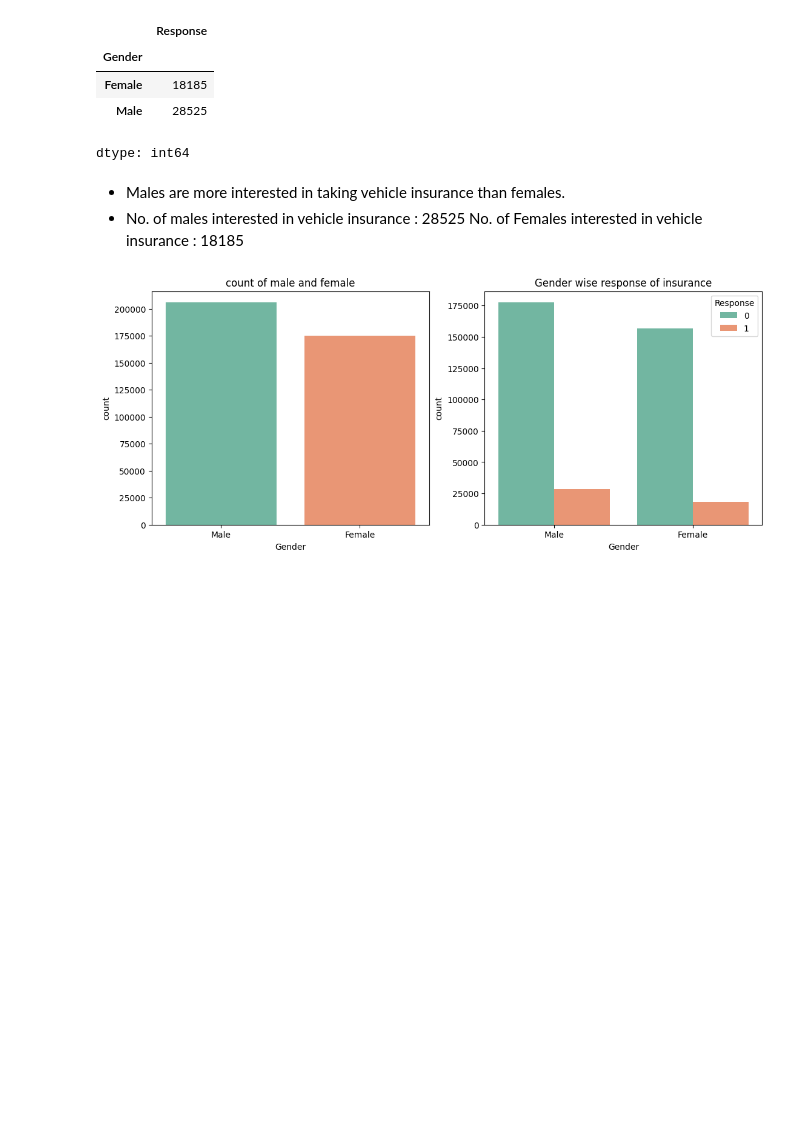
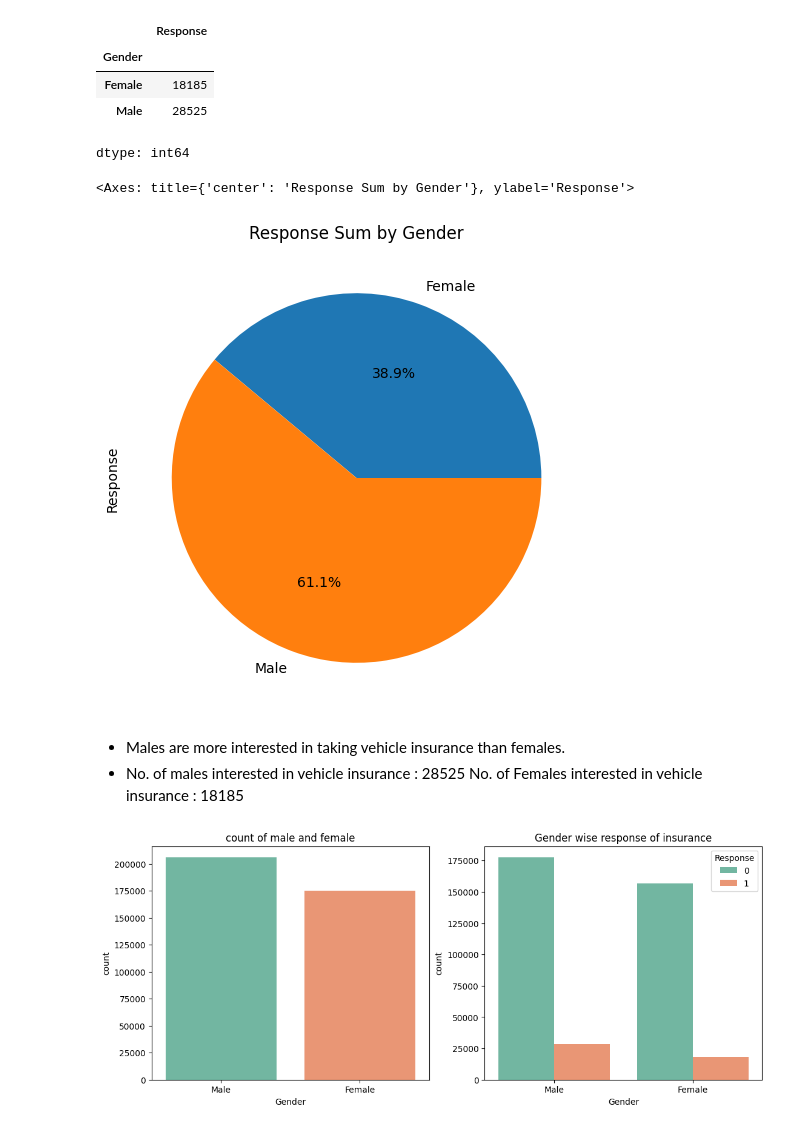
Before and after one commit to Davinder7Singh/Insurance-Customer-Response-Prediction, a Jupyter notebook: project7.ipynb, the cells around one changed output. Cells and saved outputs as stored; diff of their text form; code cells hidden in the pictures; blank space fills up the shorter version.

```diff
--- a/project7.ipynb
+++ b/project7.ipynb
@@ -135,6 +136,13 @@ df.groupby(['Gender']).sum()['Response']
 | Female | 18185 |
 | Male | 28525 |
 dtype: int64
+# %%
+# Plotting the pie chart
+df.groupby(['Gender']).sum()['Response'].plot(kind='pie', autopct='%1.1f%%', figsize=(8, 6), title='Response Sum by Gender')
+# Group by 'Gender', sum 'Response', and then plot
+# %% [output]
+<Axes: title={'center': 'Response Sum by Gender'}, ylabel='Response'>
+[figure, added]
 # %% [markdown]
 
 
```
Also changed, not shown: parts of 22 cells of this notebook.
